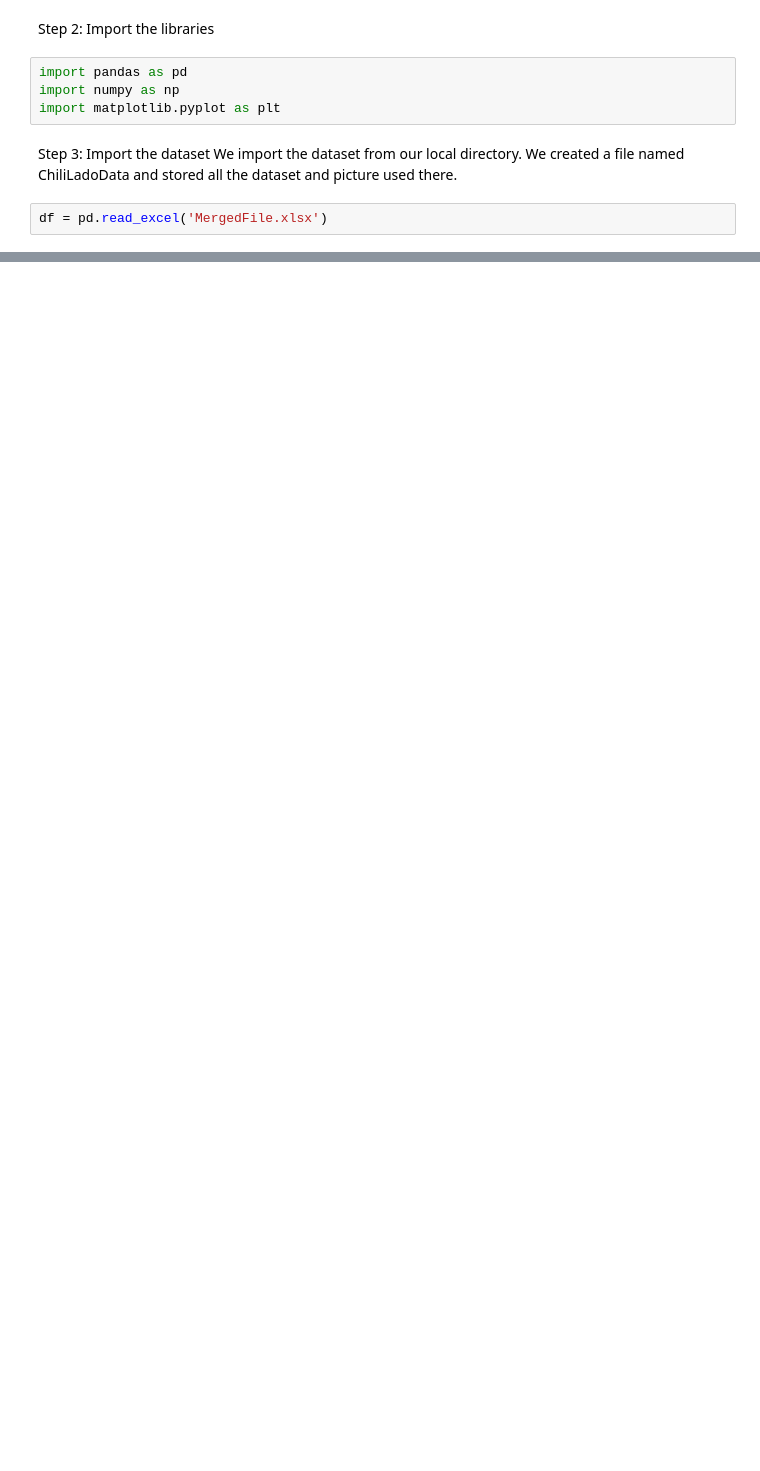
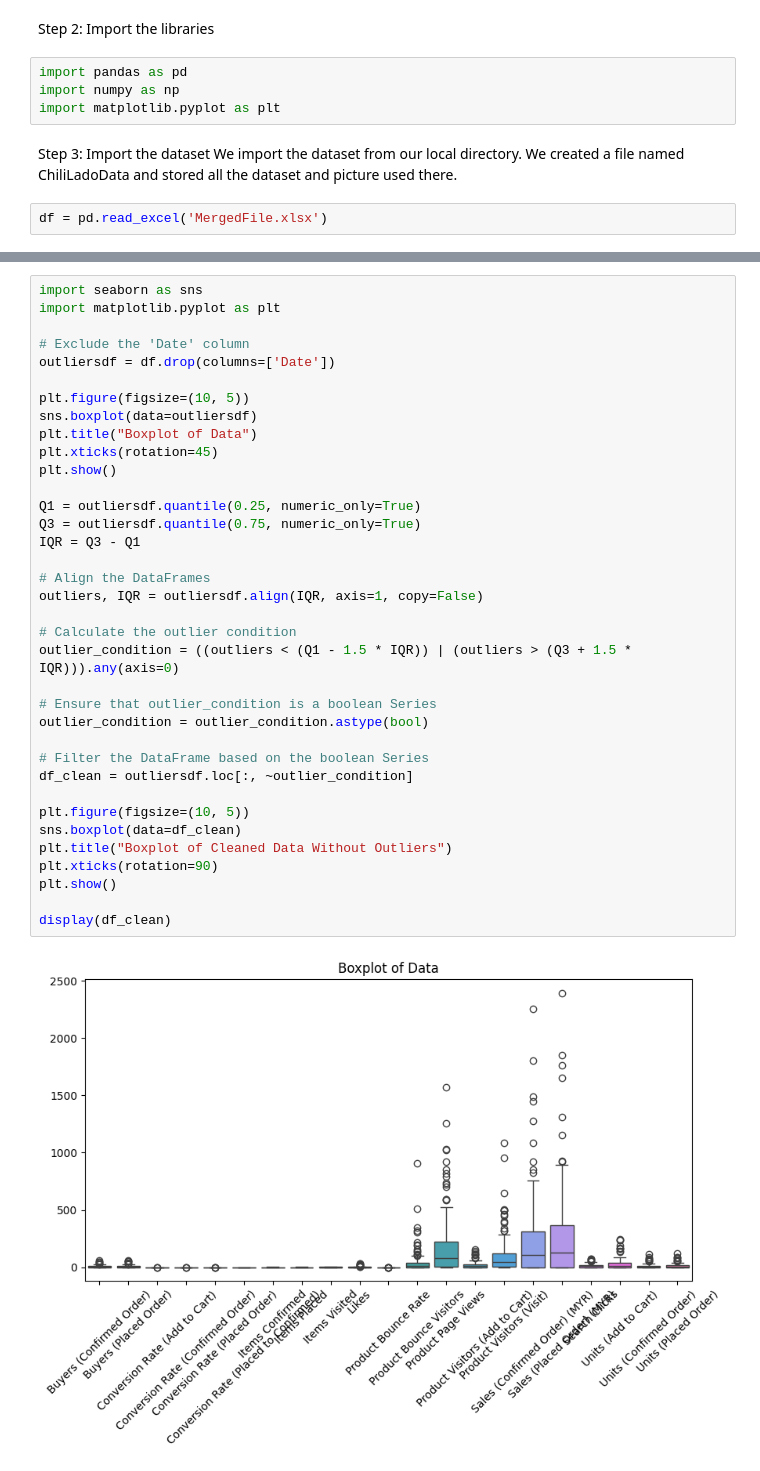
Before and after one commit to JingYuan0926/ChiliLado, a Jupyter notebook: ChiliLado.ipynb, the cells around one changed output, grey strips where cells are left out. Saved outputs shown, nothing was run; the diff lists cells and outputs as text; blank space fills up the shorter version.

```diff
--- a/ChiliLado.ipynb
+++ b/ChiliLado.ipynb
@@ -70,3 +70,41 @@ Therefore, we converted all the data in the dataset into numerical values by sel
 ![Number](ChiliLadoData/Number.png)
 
 If all the cells are white, it indicates that we have successfully converted the data into numerical values. Now, we can proceed with using Python for data preprocessing.
+# %%
+import seaborn as sns
+import matplotlib.pyplot as plt
+
+# Exclude the 'Date' column
+outliersdf = df.drop(columns=['Date'])
+
+plt.figure(figsize=(10, 5))
+sns.boxplot(data=outliersdf)
+plt.title("Boxplot of Data")
+plt.xticks(rotation=45)
+plt.show()
+
+Q1 = outliersdf.quantile(0.25, numeric_only=True)
+Q3 = outliersdf.quantile(0.75, numeric_only=True)
+IQR = Q3 - Q1
+
+# Align the DataFrames
+outliers, IQR = outliersdf.align(IQR, axis=1, copy=False)
+
+# Calculate the outlier condition
+outlier_condition = ((outliers < (Q1 - 1.5 * IQR)) | (outliers > (Q3 + 1.5 * IQR))).any(axis=0)
+
+# Ensure that outlier_condition is a boolean Series
+outlier_condition = outlier_condition.astype(bool)
+
+# Filter the DataFrame based on the boolean Series
+df_clean = outliersdf.loc[:, ~outlier_condition]
+
+plt.figure(figsize=(10, 5))
+sns.boxplot(data=df_clean)
+plt.title("Boxplot of Cleaned Data Without Outliers")
+plt.xticks(rotation=90)
+plt.show()
+
+display(df_clean)
+# %% [output]
+[figure, added]
```
Also changed, not shown: parts of 1 cell of this notebook, 1 other file.
